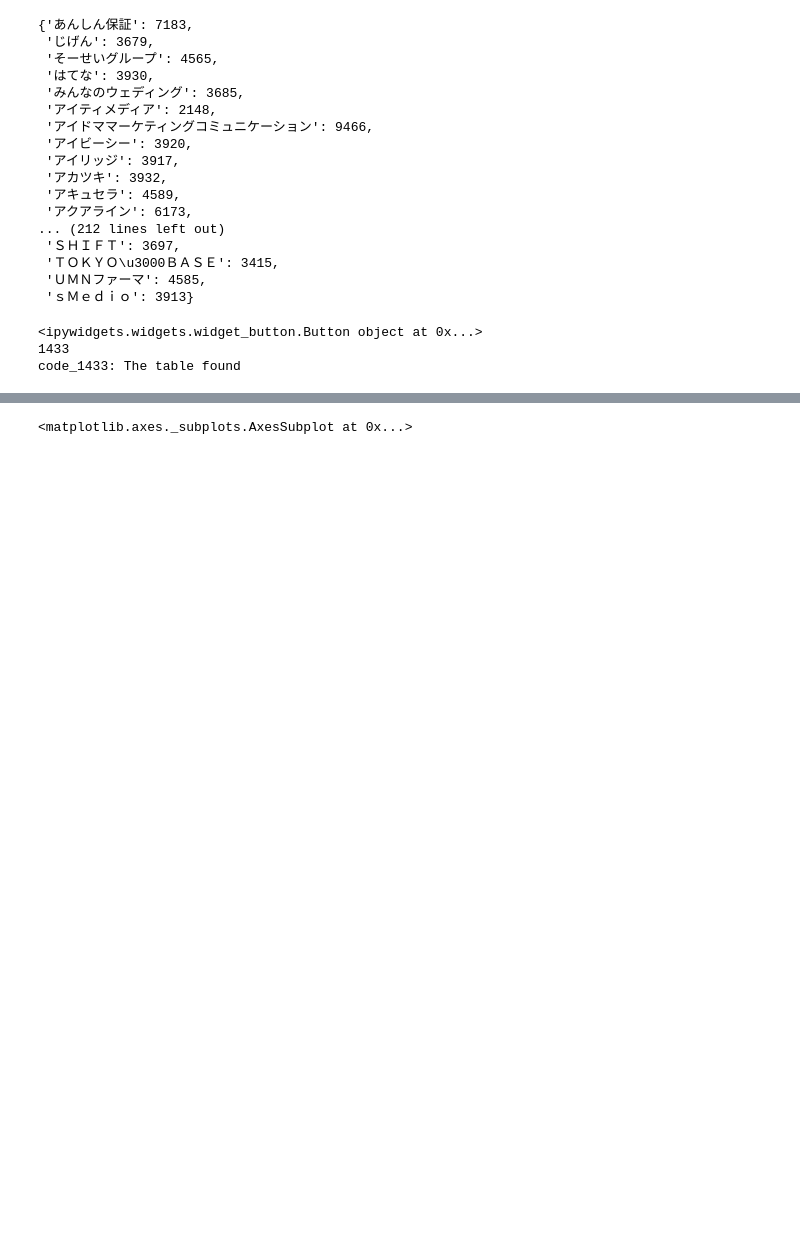
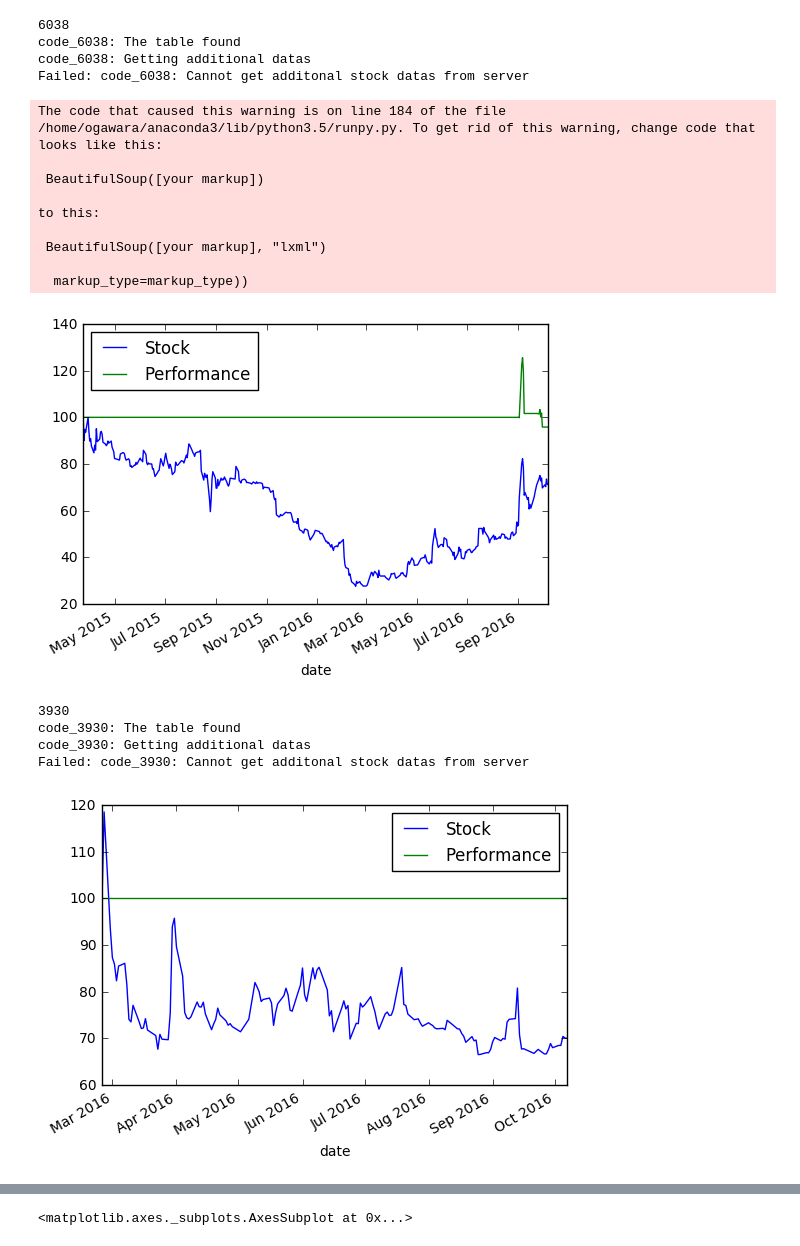
Before and after one commit to 5QgKxT2j/Stock_Analysis, a Jupyter notebook: momentum.ipynb, the cells around one changed output, grey strips where cells are left out. Saved outputs shown, nothing was run; the diff lists cells and outputs as text; code cells hidden in the pictures; blank space fills up the shorter version.

```diff
--- a/momentum.ipynb
+++ b/momentum.ipynb
@@ -24,26 +24,6 @@ brand_list = psql.read_sql('select * from brand_list where market = "マザー
 codes = {}
 for row in brand_list.values:
     codes[row[2].replace('(株)','')] = row[0]
-# %%
-codes
-# %% [output]
-{'あんしん保証': 7183,
- 'じげん': 3679,
- 'そーせいグループ': 4565,
- 'はてな': 3930,
- 'みんなのウェディング': 3685,
- 'アイティメディア': 2148,
- 'アイドママーケティングコミュニケーション': 9466,
- 'アイビーシー': 3920,
- 'アイリッジ': 3917,
- 'アカツキ': 3932,
- 'アキュセラ': 4589,
- 'アクアライン': 6173,
-... (212 lines left out)
- 'ＳＨＩＦＴ': 3697,
- 'ＴＯＫＹＯ\u3000ＢＡＳＥ': 3415,
- 'ＵＭＮファーマ': 4585,
- 'ｓＭｅｄｉｏ': 3913}
 # %%
 w = widgets.Dropdown(
     options = codes,
@@ -54,8 +34,7 @@ display(w)
 
 data = pd.DataFrame()
 
-def read_data(b):
-    print(b)
+def read_data():
     print(w.value)
     global data
     code = w.value
@@ -64,8 +43,7 @@ def read_data(b):
 
 def momentum_plot():
     global data
-    data['close'].astype(np.float64)
-    momentum = ta.MOM(data['close'].values,250)
+    momentum = ta.MOM(data['close'].astype(np.float64).values,250)
 
     length = len(data.index)
     cash = [None for row in range(length)]
@@ -78,35 +56,53 @@ def momentum_plot():
     for i, (index, row) in enumerate(data.iterrows()):
         if i > 0:
             cash[i] = cash[i-1]
             position[i] = position[i-1]
 
             if momentum[i] > 0 and momentum[i-1] < 0:
                 amount = cash[i] // row['close']
                 position[i] += amount
                 cash[i] -= amount * row['close'] + 150
 
             elif momentum[i] < 0 and momentum[i-1] > 0:
                 cash[i] += position[i] * row['close'] - 150
                 position[i] =0
         asset[i] = cash[i] + position[i] * row['close']
 
     data['asset'] = asset
 
     # plot result
     d2 = pd.DataFrame()
     d2['Stock'] = data['close'] / data['close'][0] * 100
     d2['Performance'] = asset
     d2['Performance'] = d2['Performance'] / asset[0] * 100
     d2 = d2.set_index(pd.to_datetime(data['date']))
 
     d2.plot()
 
-
+def merge(b):
+    read_data()
+    momentum_plot()
 
 button = widgets.Button(description="データ読み込み")
 display(button)
-button.on_click(read_data)
+button.on_click(merge)
 # %% [output]
-<ipywidgets.widgets.widget_button.Button object at 0x...>
-1433
-code_1433: The table found
+6038
+code_6038: The table found
+code_6038: Getting additional datas
+Failed: code_6038: Cannot get additonal stock datas from server
+The code that caused this warning is on line 184 of the file /home/ogawara/anaconda3/lib/python3.5/runpy.py. To get rid of this warning, change code that looks like this:
+
+ BeautifulSoup([your markup])
+
+to this:
+
+ BeautifulSoup([your markup], "lxml")
+
+  markup_type=markup_type))
+[figure, added]
+3930
+code_3930: The table found
+code_3930: Getting additional datas
+Failed: code_3930: Cannot get additonal stock datas from server
+[figure, added]
```
Also changed, not shown: parts of 4 cells of this notebook.
